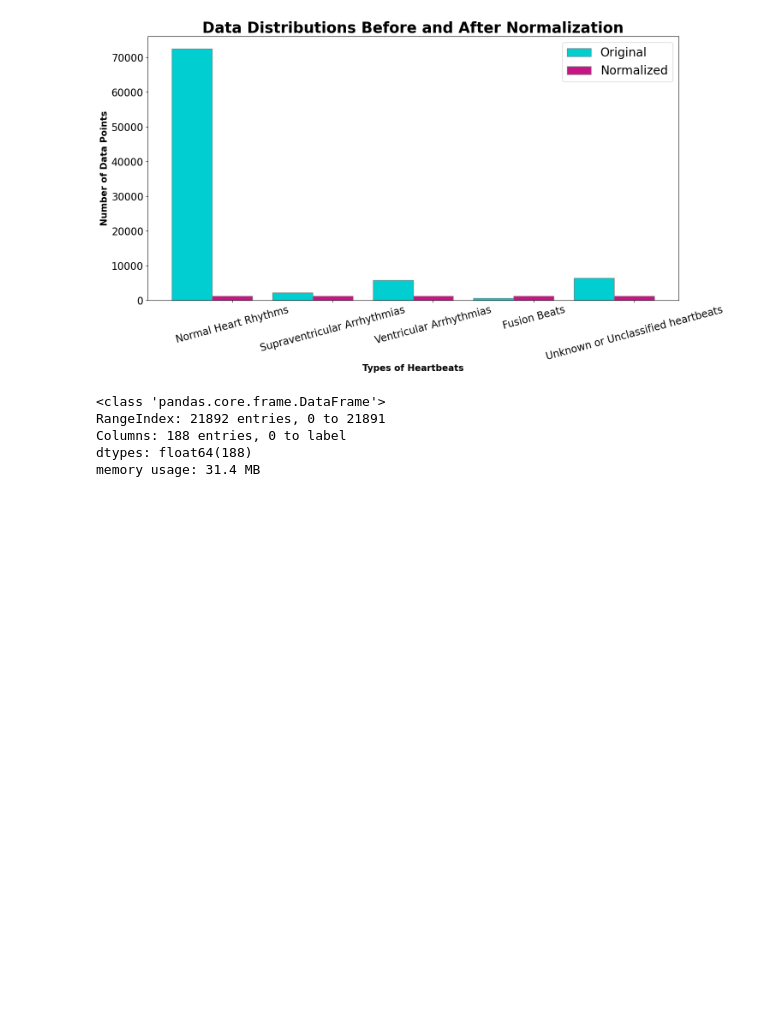
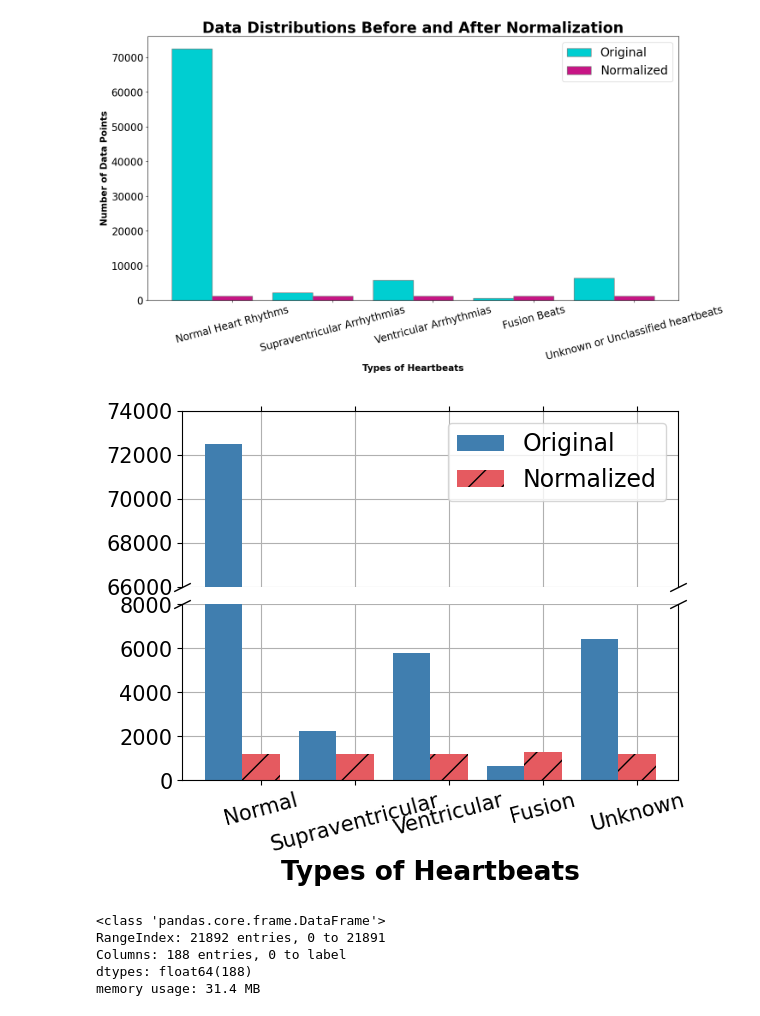
Before and after one commit to Dhawal-Modi/DSC_2024_Space_Jam, a Jupyter notebook: Task2.ipynb, the cells around one changed output. Saved outputs shown, nothing was run; the diff lists cells and outputs as text; code cells hidden in the pictures; blank space fills up the shorter version.

```diff
--- a/Task2.ipynb
+++ b/Task2.ipynb
@@ -180,6 +204,50 @@ plt.legend(fontsize=20)
 plt.show()
 # %% [output]
 [figure]
+# %%
+fig, (ax1, ax2) = plt.subplots(2, 1, sharex=True)
+
+
+
+plt.xlabel('Types of Heartbeats', fontweight ='bold', fontsize = 19)
+
+fig.subplots_adjust(hspace=0.1)
+ax1.bar(br1, Normalized_Train_Data, color ='#407eaf', width = barWidth, label ='Original')
+ax1.bar(br2, Original_Train_Data, color ='#e55a60', width = barWidth, label ='Normalized', hatch = '/')
+ax2.bar(br1, Normalized_Train_Data, color ='#407eaf', width = barWidth, label ='Original')
+ax2.bar(br2, Original_Train_Data, color ='#e55a60', width = barWidth, label ='Normalized', hatch = '/')
+
+
+ax1.set_ylim(66000, 74000)
+ax2.set_ylim(0, 8000)
+
+ax1.spines.bottom.set_visible(False)
+ax2.spines.top.set_visible(False)
+ax1.xaxis.tick_top()
+ax1.tick_params(labeltop=False)
+ax2.xaxis.tick_bottom()
+
+
+d = .5  # proportion of vertical to horizontal extent of the slanted line
+kwargs = dict(marker=[(-1, -d), (1, d)], markersize=12,
+              linestyle="none", color='k', mec='k', mew=1, clip_on=False)
+ax1.plot([0, 1], [0, 0], transform=ax1.transAxes, **kwargs)
+ax2.plot([0, 1], [1, 1], transform=ax2.transAxes, **kwargs)
+
+plt.xticks([r + barWidth for r in range(len(Normalized_Train_Data))],
+        ['Normal', 'Supraventricular', 'Ventricular', 'Fusion', 'Unknown'])
+plt.xticks(rotation = 15)
+
+ax1.tick_params(axis='both', which='major', labelsize=15)
+ax2.tick_params(axis='both', which='major', labelsize=15)
+ax1.legend(fontsize=17)
+
+ax1.grid(True)
+ax2.grid(True)
+
+plt.show()
+# %% [output]
+[figure, added]
 # %%
 df_test.info()
 # %% [output]
```
Also changed, not shown: parts of 4 cells of this notebook.
